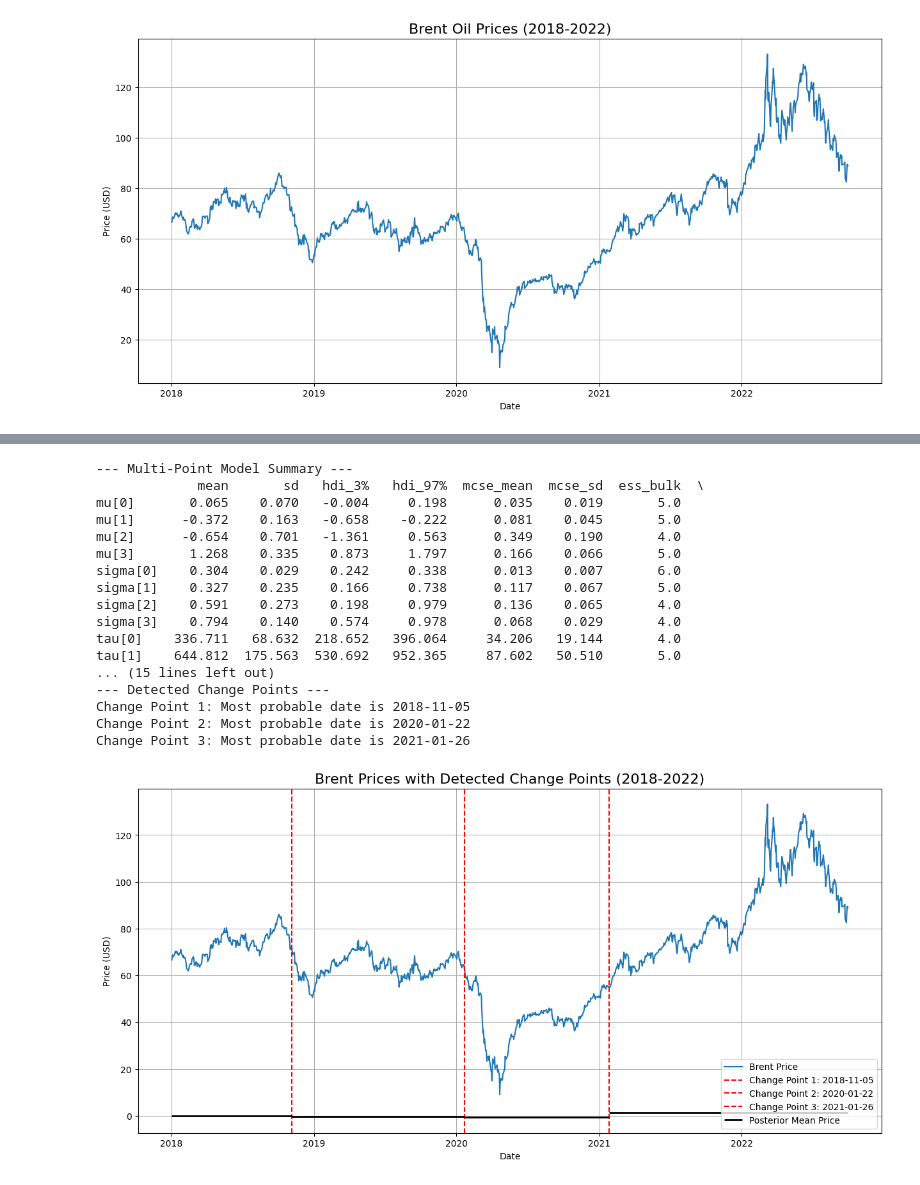
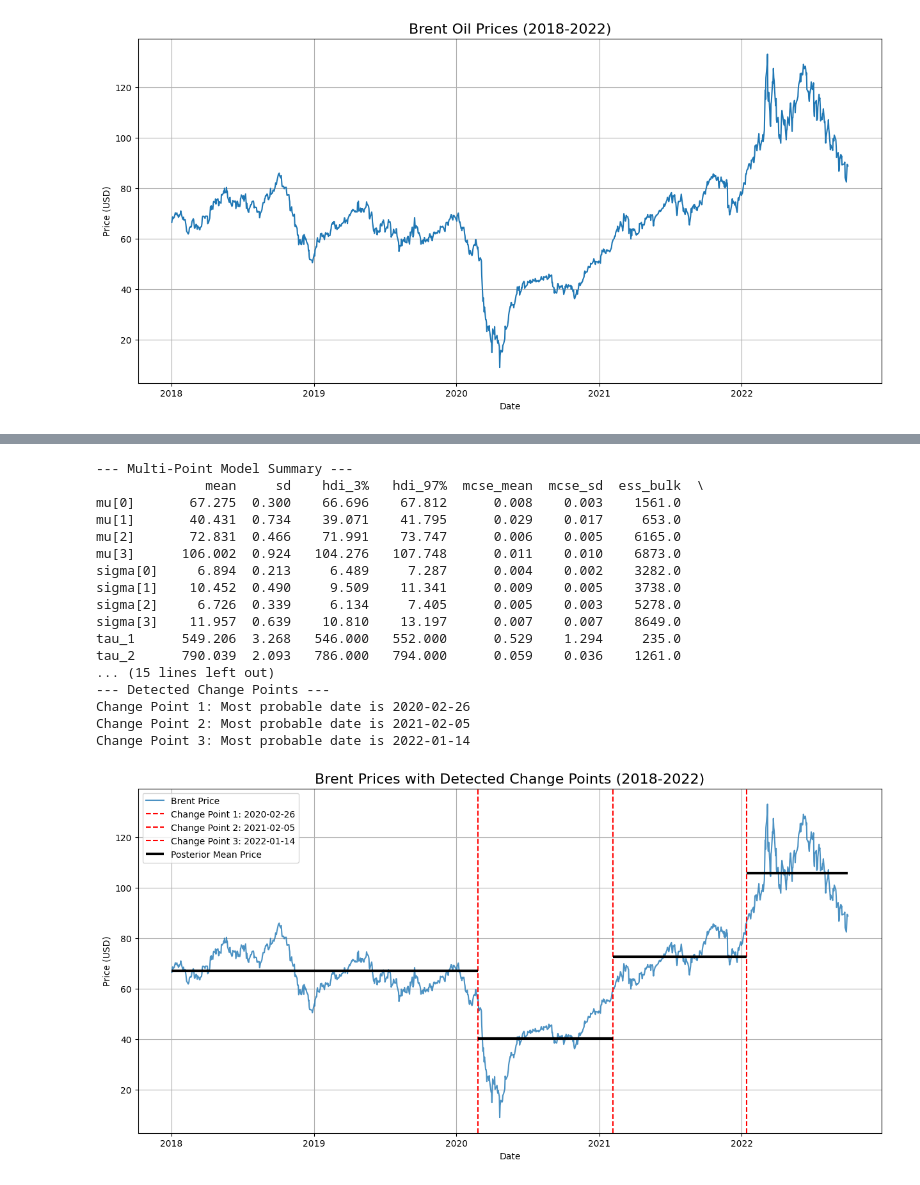
Before and after one commit to fuaSmart/birhan-energies-analysis, a Jupyter notebook: notebooks/brent_oil_analysis.ipynb, the cells around one changed output, grey strips where cells are left out. Drawn from its saved outputs; the diff is of its cells as text; code cells hidden in the pictures.

```diff
--- a/notebooks/brent_oil_analysis.ipynb
+++ b/notebooks/brent_oil_analysis.ipynb
@@ -387,64 +399,79 @@ The effective sample size per chain is smaller than 100 for some parameters.  A
 # %%
-# 3: Interpreting the Multi-Point Model Results
 
-summary_multi = az.summary(trace_multi, var_names=['mu', 'sigma', 'tau'])
+import pandas as pd
+import matplotlib.pyplot as plt
+import arviz as az
+
+# 3.1 Check summary and convergence for the NEW variable names
+# We now explicitly ask for tau_1, tau_2, and tau_3
+summary_multi = az.summary(trace_multi, var_names=['mu', 'sigma', 'tau_1', 'tau_2', 'tau_3'])
 print("--- Multi-Point Model Summary ---")
-# Make sure all r_hat values are close to 1.0
 print(summary_multi)
 
-tau_samples_multi = trace_multi.posterior['tau'].values
-tau_samples_multi = tau_samples_multi.reshape(-1, n_changes)
+# 3.2 Get the change point dates by their new, individual names
+tau1_samples = trace_multi.posterior['tau_1'].values.flatten()
+tau2_samples = trace_multi.posterior['tau_2'].values.flatten()
+tau3_samples = trace_multi.posterior['tau_3'].values.flatten()
 
-change_point_indices = [int(pd.Series(tau_samples_multi[:, i]).mode()[0]) for i in range(n_changes)]
+# Calculate the mode (most likely value) for each of the 3 change points
+cp1_idx = int(pd.Series(tau1_samples).mode()[0])
+cp2_idx = int(pd.Series(tau2_samples).mode()[0])
+cp3_idx = int(pd.Series(tau3_samples).mode()[0])
+
+# Combine the results into the lists that the plotting code expects
+change_point_indices = sorted([cp1_idx, cp2_idx, cp3_idx]) # Sort them just in case
 change_point_dates = [dates_multi[i] for i in change_point_indices]
 
 print("\n--- Detected Change Points ---")
 for i, date in enumerate(change_point_dates):
     print(f"Change Point {i+1}: Most probable date is {date.date()}")
 
-
+# 3.3 Visualize the Results (This part of the code remains the same)
 mu_means = summary_multi.loc[[f'mu[{i}]' for i in range(n_changes + 1)]]['mean'].values
 
 plt.figure(figsize=(15, 7))
-plt.plot(dates_multi, prices_multi, label='Brent Price')
+plt.plot(dates_multi, prices_multi, label='Brent Price', alpha=0.8)
 
 for i, date in enumerate(change_point_dates):
     plt.axvline(date, color='r', linestyle='--', label=f'Change Point {i+1}: {date.date()}')
 
 current_start_idx = 0
 for i in range(n_changes):
-    plt.hlines(mu_means[i], dates_multi[current_start_idx], dates_multi[change_point_indices[i]],
-               color='k', linestyle='-', linewidth=2)
-    current_start_idx = change_point_indices[i]
+    # Ensure indices are integers for slicing
+    end_idx = int(change_point_indices[i])
+    plt.hlines(mu_means[i], dates_multi[current_start_idx], dates_multi[end_idx],
+               color='k', linestyle='-', linewidth=3)
+    current_start_idx = end_idx
 
+# Plot the final regime
 plt.hlines(mu_means[-1], dates_multi[current_start_idx], dates_multi[-1],
-           color='k', linestyle='-', linewidth=2, label='Posterior Mean Price')
+           color='k', linestyle='-', linewidth=3, label='Posterior Mean Price')
 
 plt.title('Brent Prices with Detected Change Points (2018-2022)', fontsize=16)
 plt.xlabel('Date')
 plt.ylabel('Price (USD)')
 plt.legend()
 plt.grid(True)
 plt.show()
 # %% [output]
 --- Multi-Point Model Summary ---
-             mean       sd   hdi_3%   hdi_97%  mcse_mean  mcse_sd  ess_bulk  \
-mu[0]       0.065    0.070   -0.004     0.198      0.035    0.019       5.0
-mu[1]      -0.372    0.163   -0.658    -0.222      0.081    0.045       5.0
-mu[2]      -0.654    0.701   -1.361     0.563      0.349    0.190       4.0
-mu[3]       1.268    0.335    0.873     1.797      0.166    0.066       5.0
-sigma[0]    0.304    0.029    0.242     0.338      0.013    0.007       6.0
-sigma[1]    0.327    0.235    0.166     0.738      0.117    0.067       5.0
-sigma[2]    0.591    0.273    0.198     0.979      0.136    0.065       4.0
-sigma[3]    0.794    0.140    0.574     0.978      0.068    0.029       4.0
-tau[0]    336.711   68.632  218.652   396.064     34.206   19.144       4.0
-tau[1]    644.812  175.563  530.692   952.365     87.602   50.510       5.0
+              mean     sd    hdi_3%   hdi_97%  mcse_mean  mcse_sd  ess_bulk  \
+mu[0]       67.275  0.300    66.696    67.812      0.008    0.003    1561.0
+mu[1]       40.431  0.734    39.071    41.795      0.029    0.017     653.0
+mu[2]       72.831  0.466    71.991    73.747      0.006    0.005    6165.0
+mu[3]      106.002  0.924   104.276   107.748      0.011    0.010    6873.0
+sigma[0]     6.894  0.213     6.489     7.287      0.004    0.002    3282.0
+sigma[1]    10.452  0.490     9.509    11.341      0.009    0.005    3738.0
+sigma[2]     6.726  0.339     6.134     7.405      0.005    0.003    5278.0
+sigma[3]    11.957  0.639    10.810    13.197      0.007    0.007    8649.0
+tau_1      549.206  3.268   546.000   552.000      0.529    1.294     235.0
+tau_2      790.039  2.093   786.000   794.000      0.059    0.036    1261.0
 ... (15 lines left out)
 --- Detected Change Points ---
-Change Point 1: Most probable date is 2018-11-05
-Change Point 2: Most probable date is 2020-01-22
-Change Point 3: Most probable date is 2021-01-26
+Change Point 1: Most probable date is 2020-02-26
+Change Point 2: Most probable date is 2021-02-05
+Change Point 3: Most probable date is 2022-01-14
-[figure, old version]
+[figure, new version]
 # %% [markdown]
 ### Key Insight 2: Modeling the Volatile 2018-2022 Period
 
```
Also changed, not shown: parts of 6 cells of this notebook, 22 other files.
